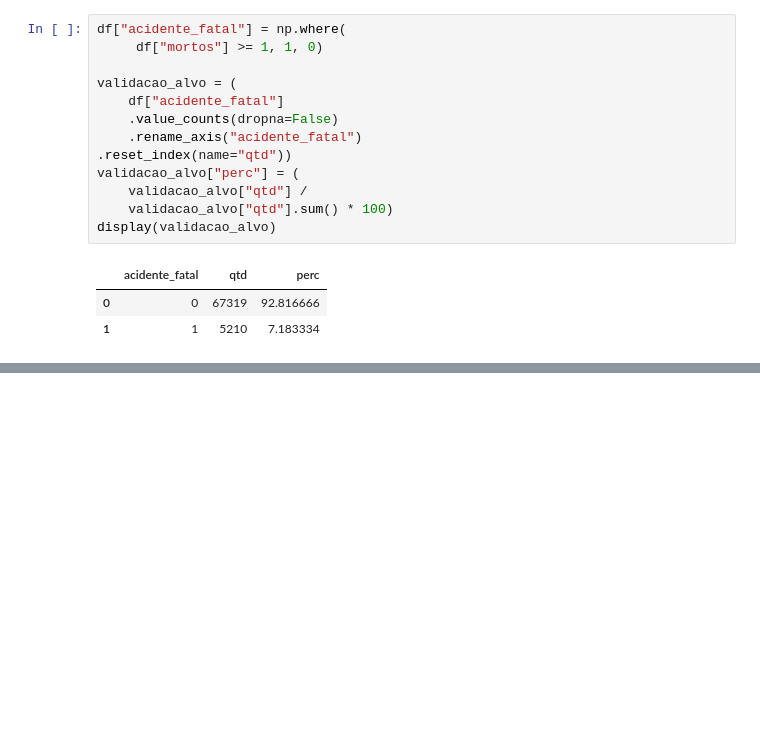
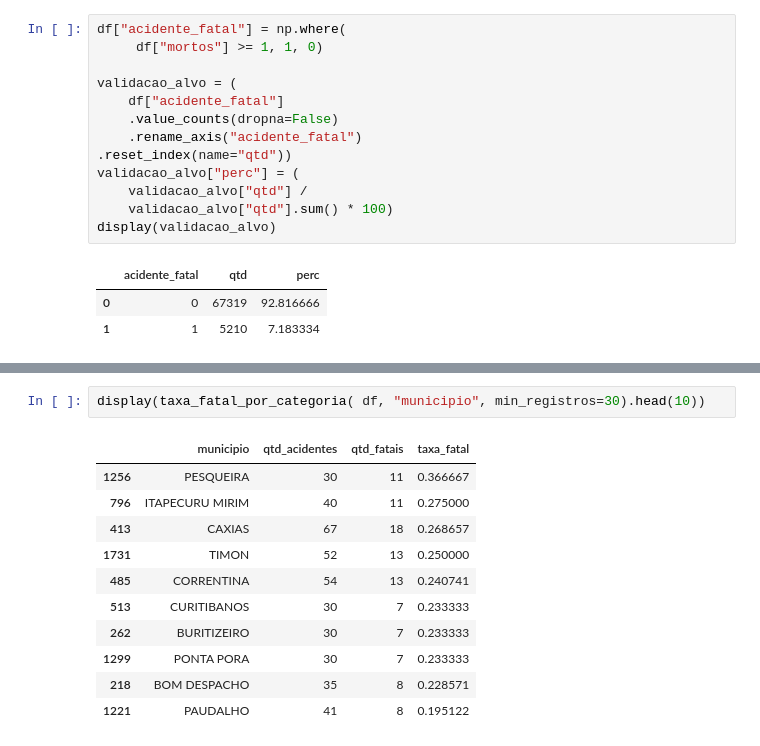
Before and after one commit to Rafah963/FAP-2026-AnaliseDados, a Jupyter notebook: notebooks/modulo04.ipynb, the cells around one changed output, grey strips where cells are left out. Drawn from its saved outputs; the diff is of its cells as text; blank space fills up the shorter version.

```diff
--- a/notebooks/modulo04.ipynb
+++ b/notebooks/modulo04.ipynb
@@ -449,0 +606,14 @@ df.head()
+# %%
+display(taxa_fatal_por_categoria( df, "municipio", min_registros=30).head(10))
+# %% [output]
+|  | municipio | qtd_acidentes | qtd_fatais | taxa_fatal |
+| 1256 | PESQUEIRA | 30 | 11 | 0.366667 |
+| 796 | ITAPECURU MIRIM | 40 | 11 | 0.275000 |
+| 413 | CAXIAS | 67 | 18 | 0.268657 |
+| 1731 | TIMON | 52 | 13 | 0.250000 |
+| 485 | CORRENTINA | 54 | 13 | 0.240741 |
+| 513 | CURITIBANOS | 30 | 7 | 0.233333 |
+| 262 | BURITIZEIRO | 30 | 7 | 0.233333 |
+| 1299 | PONTA PORA | 30 | 7 | 0.233333 |
+| 218 | BOM DESPACHO | 35 | 8 | 0.228571 |
+| 1221 | PAUDALHO | 41 | 8 | 0.195122 |
```
Also changed, not shown: parts of 22 cells of this notebook, 5 other files.
